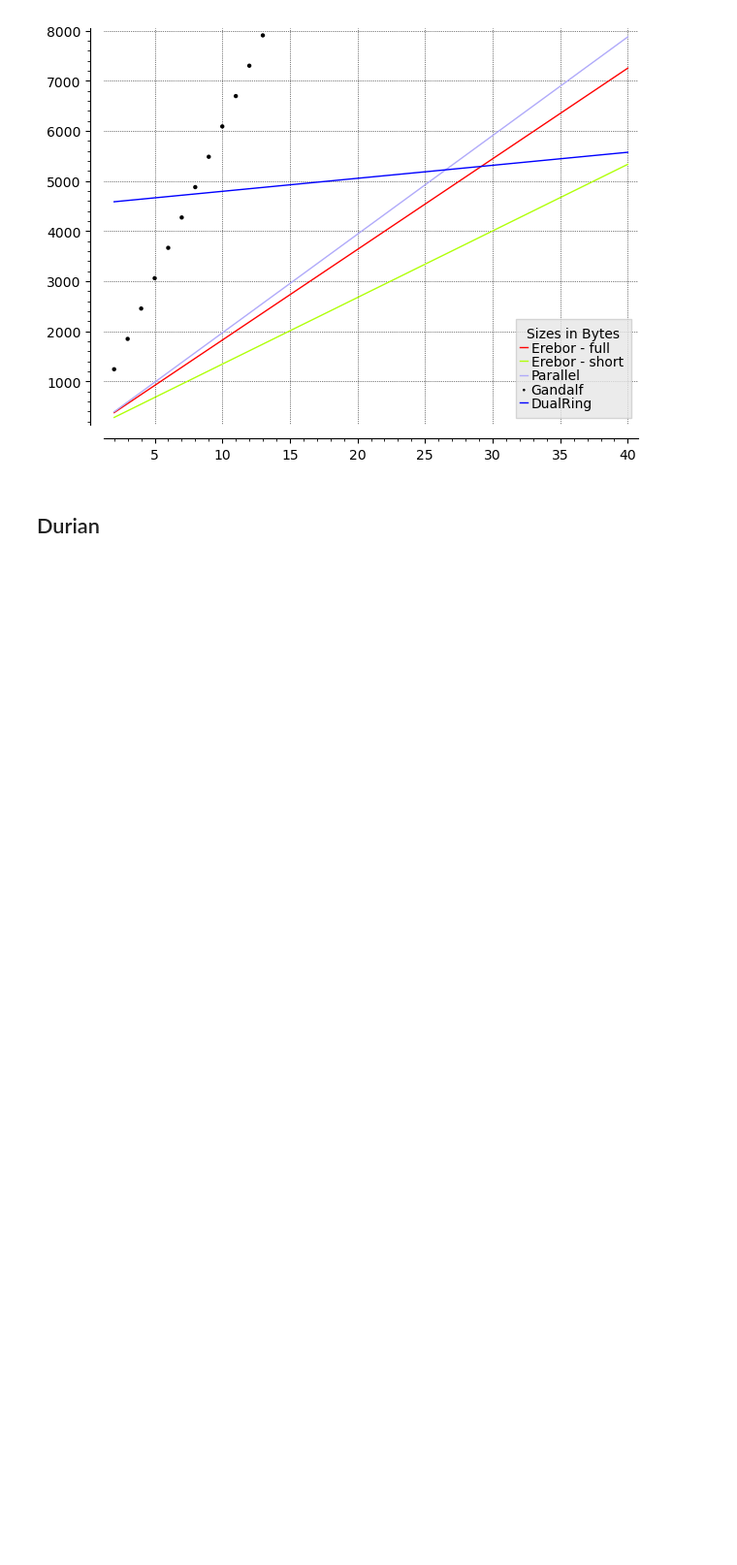
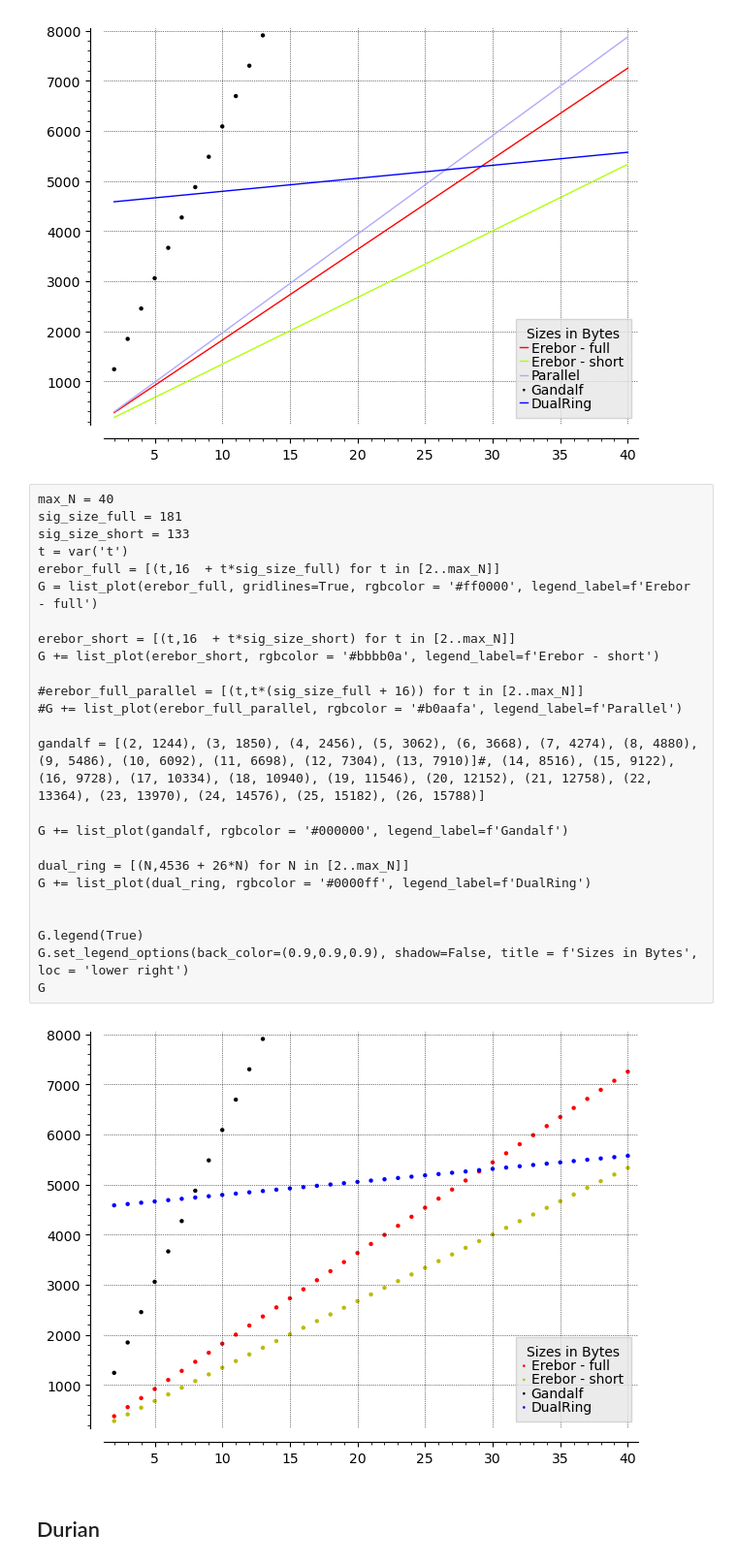
Before and after one commit to giacomoborin/RingSQISign-poc, a Jupyter notebook: estimates_sizes_ring.ipynb, the cells around one changed output. Shown at 97% size. Saved outputs shown, nothing was run; the diff lists cells and outputs as text; blank space fills up the shorter version.

Commit message:
sizes

```diff
--- a/estimates_sizes_ring.ipynb
+++ b/estimates_sizes_ring.ipynb
@@ -122,6 +122,33 @@ G.set_legend_options(back_color=(0.9,0.9,0.9), shadow=False, title = f'Sizes in
 G
 # %% [output]
 [figure]
+# %%
+max_N = 40
+sig_size_full = 181
+sig_size_short = 133
+t = var('t')
+erebor_full = [(t,16  + t*sig_size_full) for t in [2..max_N]]
+G = list_plot(erebor_full, gridlines=True, rgbcolor = '#ff0000', legend_label=f'Erebor - full')
+
+erebor_short = [(t,16  + t*sig_size_short) for t in [2..max_N]]
+G += list_plot(erebor_short, rgbcolor = '#bbbb0a', legend_label=f'Erebor - short')
+
+#erebor_full_parallel = [(t,t*(sig_size_full + 16)) for t in [2..max_N]]
+#G += list_plot(erebor_full_parallel, rgbcolor = '#b0aafa', legend_label=f'Parallel')
+
+gandalf = [(2, 1244), (3, 1850), (4, 2456), (5, 3062), (6, 3668), (7, 4274), (8, 4880), (9, 5486), (10, 6092), (11, 6698), (12, 7304), (13, 7910)]#, (14, 8516), (15, 9122), (16, 9728), (17, 10334), (18, 10940), (19, 11546), (20, 12152), (21, 12758), (22, 13364), (23, 13970), (24, 14576), (25, 15182), (26, 15788)]
+
+G += list_plot(gandalf, rgbcolor = '#000000', legend_label=f'Gandalf')
+
+dual_ring = [(N,4536 + 26*N) for N in [2..max_N]]
+G += list_plot(dual_ring, rgbcolor = '#0000ff', legend_label=f'DualRing')
+
+
+G.legend(True)
+G.set_legend_options(back_color=(0.9,0.9,0.9), shadow=False, title = f'Sizes in Bytes', loc = 'lower right')
+G
+# %% [output]
+[figure, added]
 # %% [markdown]
 ## Durian
 # %%
```
Also changed, not shown: parts of 2 cells of this notebook.
